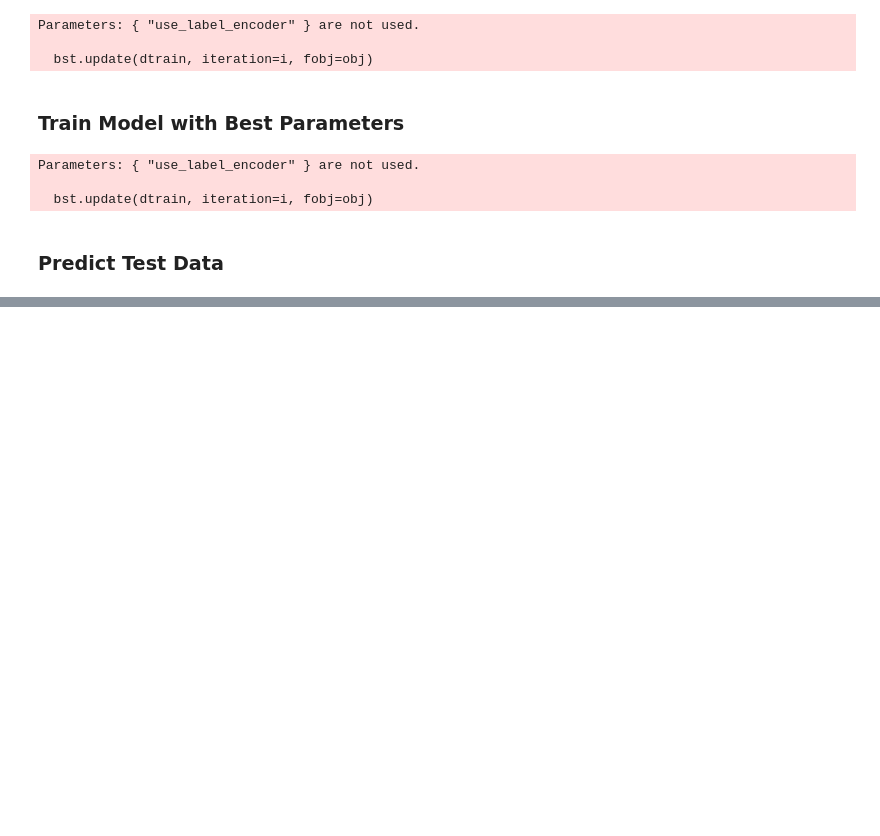
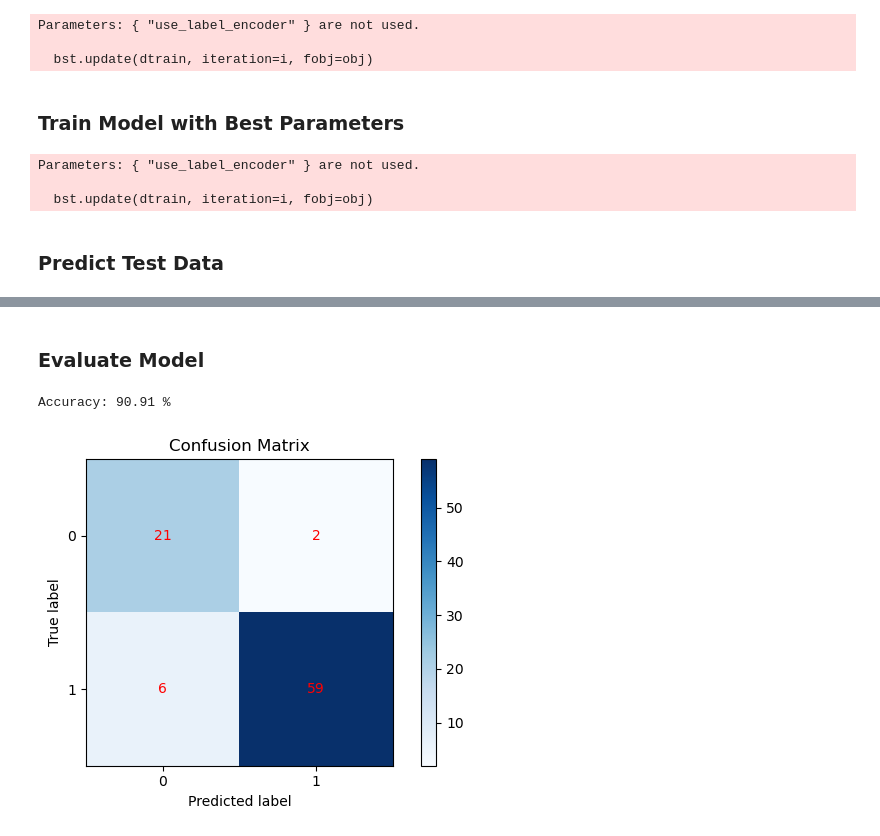
Before and after one commit to RafdhiFatoni/XGboost-Optimizer-WholesaleCustomers, a Jupyter notebook: notebooks/main_model.ipynb, the cells around one changed output, grey strips where cells are left out. Saved outputs shown, nothing was run; the diff lists cells and outputs as text; code cells hidden in the pictures; blank space fills up the shorter version.

Commit message:
evaluate and save model

```diff
--- a/notebooks/main_model.ipynb
+++ b/notebooks/main_model.ipynb
@@ -81,0 +84,11 @@ y_pred = predict(model, X_test)
+# %% [markdown]
+### Evaluate Model
+# %%
+from src.evaluate_model import accuracy, plot_confusion_matrix, plot_roc_auc
+accuracy(y_test, y_pred)
+# %% [output]
+Accuracy: 90.91 %
+# %%
+plot_confusion_matrix(y_test, y_pred)
+# %% [output]
+[figure, added]
```
Also changed, not shown: parts of 6 cells of this notebook, 5 other files.
